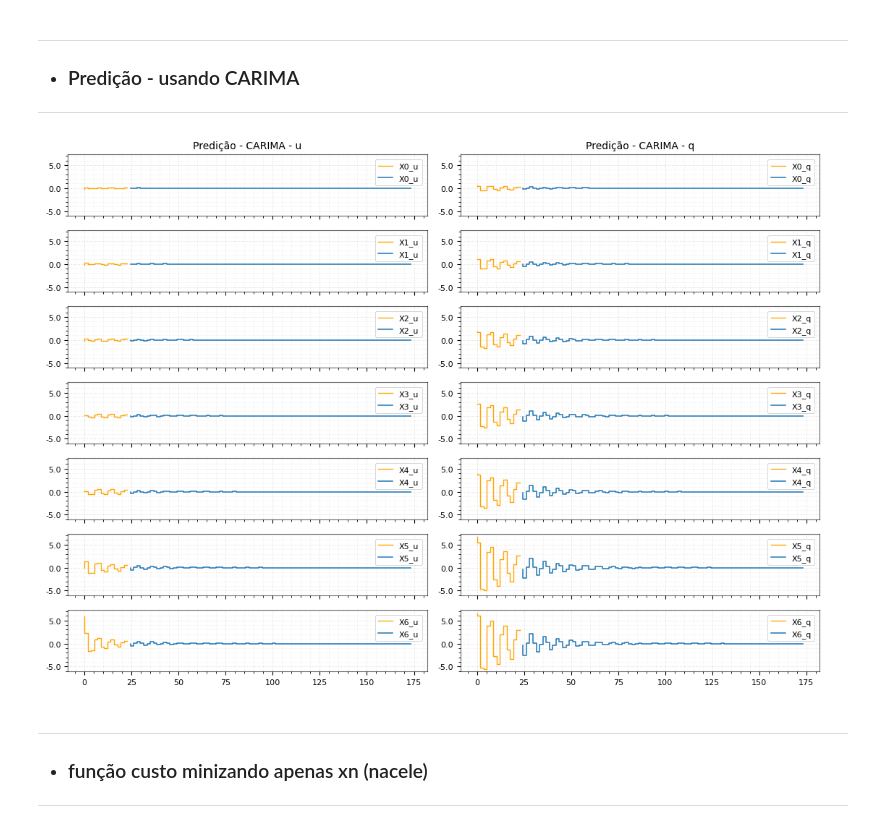
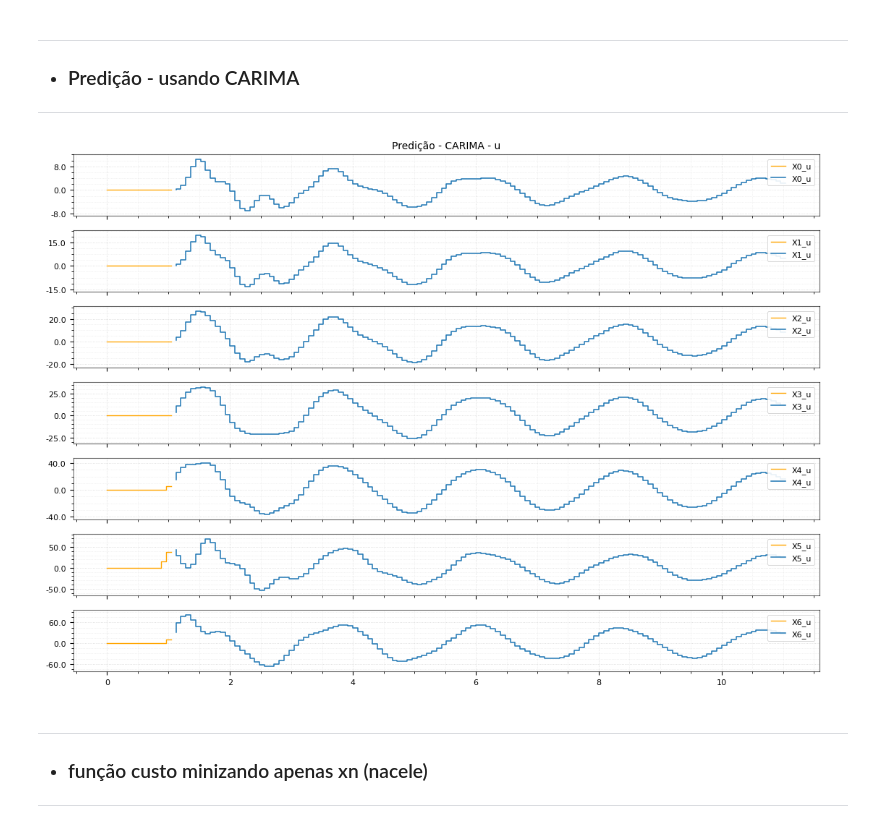
Before and after one commit to AlisonTristao/renovaveis, a Jupyter notebook: model.ipynb, the cells around one changed output. Saved outputs shown, nothing was run; the diff lists cells and outputs as text; code cells hidden in the pictures.

```diff
--- a/model.ipynb
+++ b/model.ipynb
@@ -411,7 +416,7 @@ for i in range(len(k_arr) - offset):
 B = sp.Matrix([[0] for _ in range(n_node - 1)] + [[-1], [1]])
 
 # Matriz de perturbação
-C = sp.Matrix([[0] for _ in range(n_node - 1)] + [[0.5], [0]])
+C = sp.Matrix([[0] for _ in range(n_node - 1)] + [[1], [0]])
 # %% [markdown]
 ---
 * ### Funções de transferência
@@ -472,7 +477,7 @@ for hi in H_s_matriz:
 ---
 # %%
 # tempo de amostragem
-T = 1.75
+T = 0.08
 
 H_z_matriz = [[] for _ in range(H.rows)]
 
@@ -511,7 +516,7 @@ for hi in H_z_matriz:
 # %%
 # dados pra simular
 start = 0
-stop = 150
+stop = 10
 step = T
 step_continuo = 0.01
 time = np.arange(start, stop, step)
@@ -541,10 +546,10 @@ plot(time_continuo, y_matriz_out, "Resposta ao impulso", cols_name, plot=True)
 y_matriz_out = [[] for _ in range(H.rows)]
 
 for i in range(H.rows):
-    for j in range(H.cols):
-        t_out, y_out = ctl.impulse_response(H_z_matriz[i][j], T=time)
-        y_plot = [y_out.tolist(), "X{}_{}".format(i, cols_name[j]), 'C0', None]
-        y_matriz_out[i].append(y_plot)
+    j=1
+    t_out, y_out = H_z_matriz[i][j].impulse_response(T=time)
+    y_plot = [y_out.tolist(), "X{}_{}".format(i, cols_name[j]), 'C0', None]
+    y_matriz_out[i].append(y_plot)
 
 # plot
 plot(time, y_matriz_out, "Resposta ao impulso", cols_name)
@@ -557,26 +562,38 @@ plot(time, y_matriz_out, "Resposta ao impulso", cols_name)
 # %%
 y_pred = [[] for _ in range(H.rows)]
 y_pass = [[] for _ in range(H.rows)]
+x_free = [[] for _ in range(H.rows)]
+
+# quantidade de pontos como condição inicial
+zeros = 2
 
 for i in range(H.rows):
-    for j in range(H.cols):
-        F = get_F(H_z_matriz[i][j], len(time))
-        # pegar a condição inicial
-        y_in = y_matriz_out[i][j][0][1:F.shape[1]+1][::-1]
+    j = 0
+    F, G, M = generate_matrices(H_z_matriz[i][1], N_u=1, N=len(time))
+    # matriz de zeros pra inicializar
+    init = [0] * (F.shape[1]-zeros)
+    perturbation = [0] * M.shape[1]
+    perturbation[zeros] = 12 # feedfoward
+    y_feedfoward = M @ perturbation
 
-        # calcula a resposta livre
-        y_out = F @ y_in
+    # pegar a condição inicial e concate com zeros
+    y_in = y_matriz_out[i][j][0][1:zeros+1][::-1] + init
 
-        # salva pra plotar
-        y_plot0 = [y_out.tolist(), "X{}_{}".format(i, cols_name[j]), 'C0', None]
-        y_plot1 = [y_in[::-1], "X{}_{}".format(i, cols_name[j]), 'orange', None]
-        y_pred[i].append(y_plot0)
-        y_pass[i].append(y_plot1)
+    # calcula a resposta livre
+    y_out = F @ y_in
+    y_out += y_feedfoward
+    x_free[i].append(y_out.tolist())
 
-# plot
+    # salva pra plotar
+    y_plot0 = [y_out.tolist(), "X{}_{}".format(i, cols_name[j]), 'C0', None]
+    y_plot1 = [y_in[::-1], "X{}_{}".format(i, cols_name[j]), 'orange', None]
+    y_pred[i].append(y_plot0)
+    y_pass[i].append(y_plot1)
+
+# plot - menos a coluna 1
 plot(time, y_pred, "Predição - CARIMA", cols_name, time_aux=time, y_matriz_aux=y_pass)
 # %% [output]
-[figure, old version]
+[figure, new version]
 # %% [markdown]
 ---
 * ### função custo minizando apenas xn (nacele)
```
Also changed, not shown: parts of 10 cells of this notebook, 7 other files.
